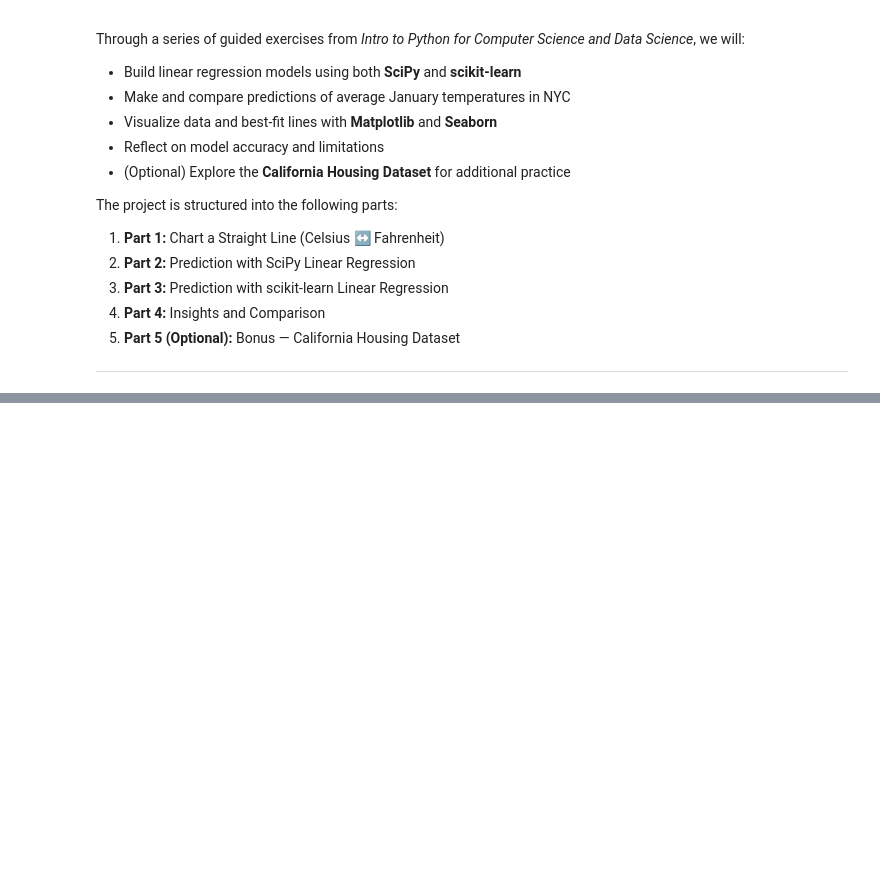
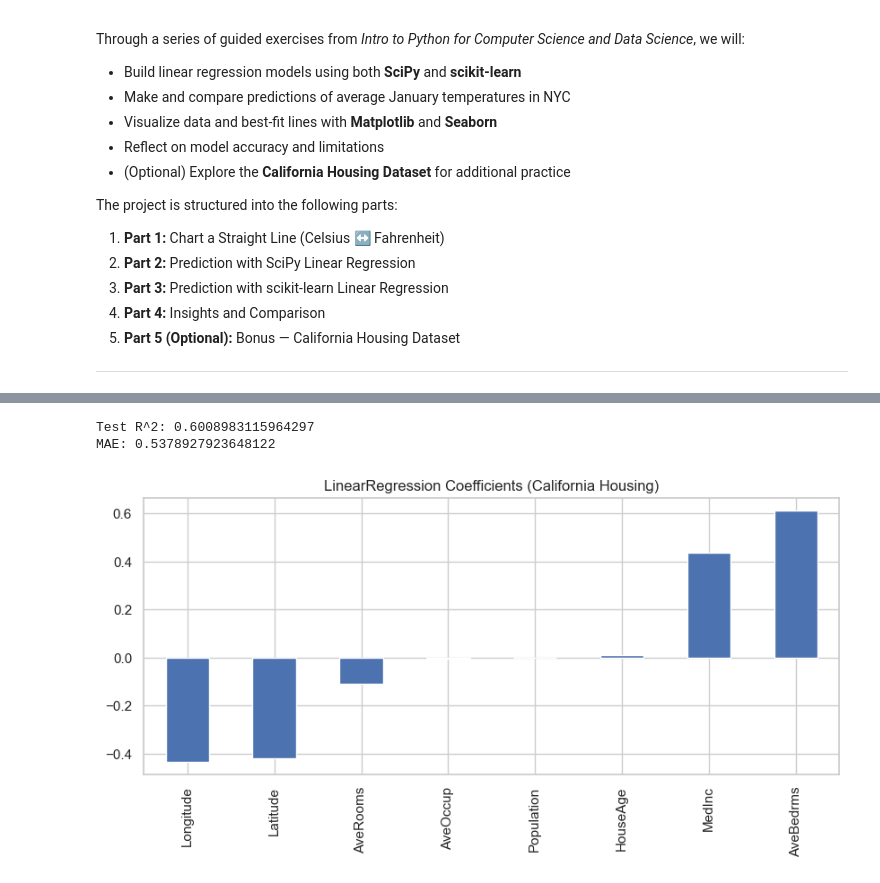
Before and after one commit to staceyolson23-blip/datafun-07-ml, a Jupyter notebook: notebooks/stacey_ml.ipynb, the cells around one changed output, grey strips where cells are left out. Saved outputs shown, nothing was run; the diff lists cells and outputs as text; code cells hidden in the pictures; blank space fills up the shorter version.

```diff
--- a/notebooks/stacey_ml.ipynb
+++ b/notebooks/stacey_ml.ipynb
@@ -33,0 +347,24 @@ OK!
+# %%
+# Optional Part 5 - California Housing (15.5)
+from sklearn.datasets import fetch_california_housing
+from sklearn.model_selection import train_test_split
+from sklearn.linear_model import LinearRegression
+from sklearn.metrics import r2_score, mean_absolute_error
+
+data = fetch_california_housing(as_frame=True)
+df = data.frame
+X = df.drop(columns=['MedHouseVal'])
+y = df['MedHouseVal']
+
+X_train, X_test, y_train, y_test = train_test_split(X, y, random_state=11)
+model = LinearRegression().fit(X_train, y_train)
+y_pred = model.predict(X_test)
+print("Test R^2:", r2_score(y_test, y_pred))
+print("MAE:", mean_absolute_error(y_test, y_pred))
+pd.Series(model.coef_, index=X.columns).sort_values().plot(kind='bar', figsize=(10,4))
+plt.title("LinearRegression Coefficients (California Housing)")
+plt.show()
+# %% [output]
+Test R^2: 0.6008983115964297
+MAE: 0.5378927923648122
+[figure, added]
```
Also changed, not shown: parts of 44 cells of this notebook.
